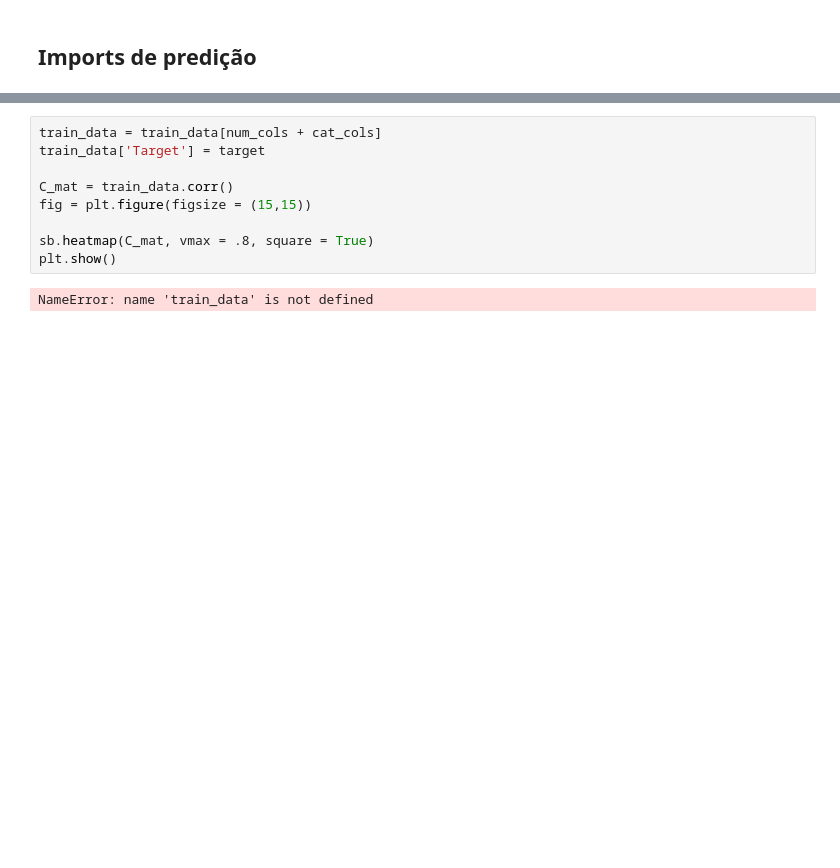
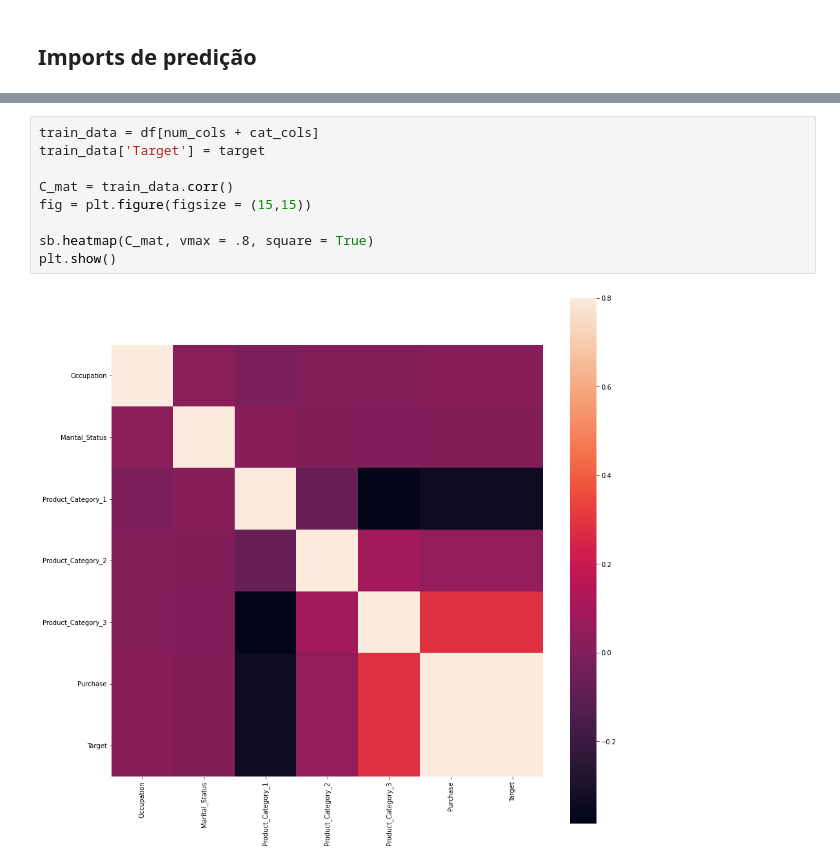
Before and after one commit to Ighus/black_friday_pratice_problem, a Jupyter notebook: predict_notebook.ipynb, the cells around one changed output, grey strips where cells are left out. Saved outputs shown, nothing was run; the diff lists cells and outputs as text; blank space fills up the shorter version.

```diff
--- a/predict_notebook.ipynb
+++ b/predict_notebook.ipynb
@@ -266,11 +314,11 @@ def get_combined_data():
 # %%
-train_data = train_data[num_cols + cat_cols]
+train_data = df[num_cols + cat_cols]
 train_data['Target'] = target
 
 C_mat = train_data.corr()
 fig = plt.figure(figsize = (15,15))
 
 sb.heatmap(C_mat, vmax = .8, square = True)
 plt.show()
 # %% [output]
-NameError: name 'train_data' is not defined
+[figure, added]
```
Also changed, not shown: parts of 22 cells of this notebook.
